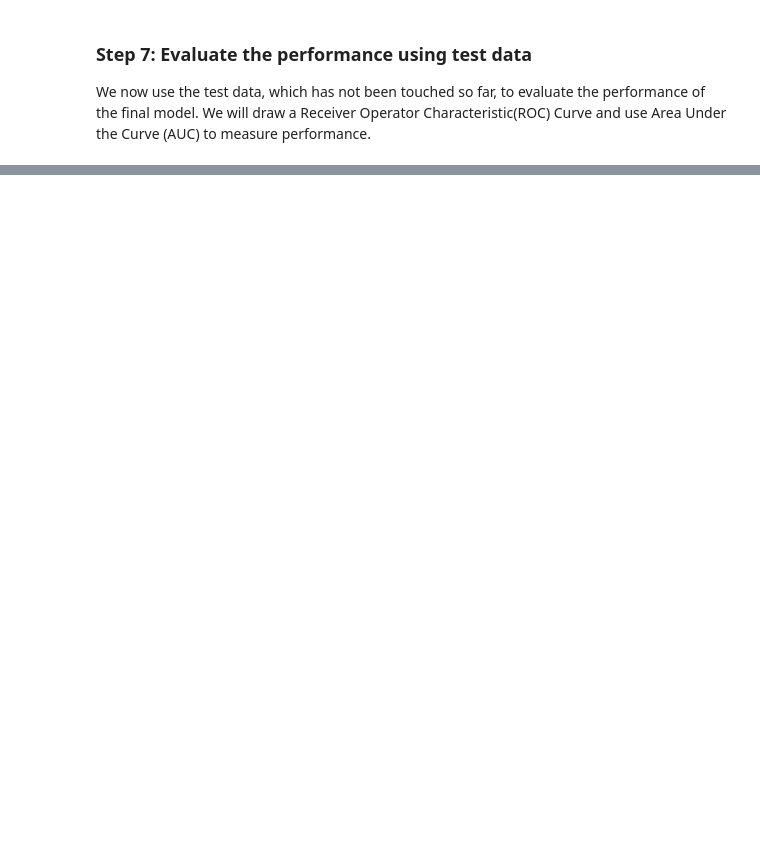
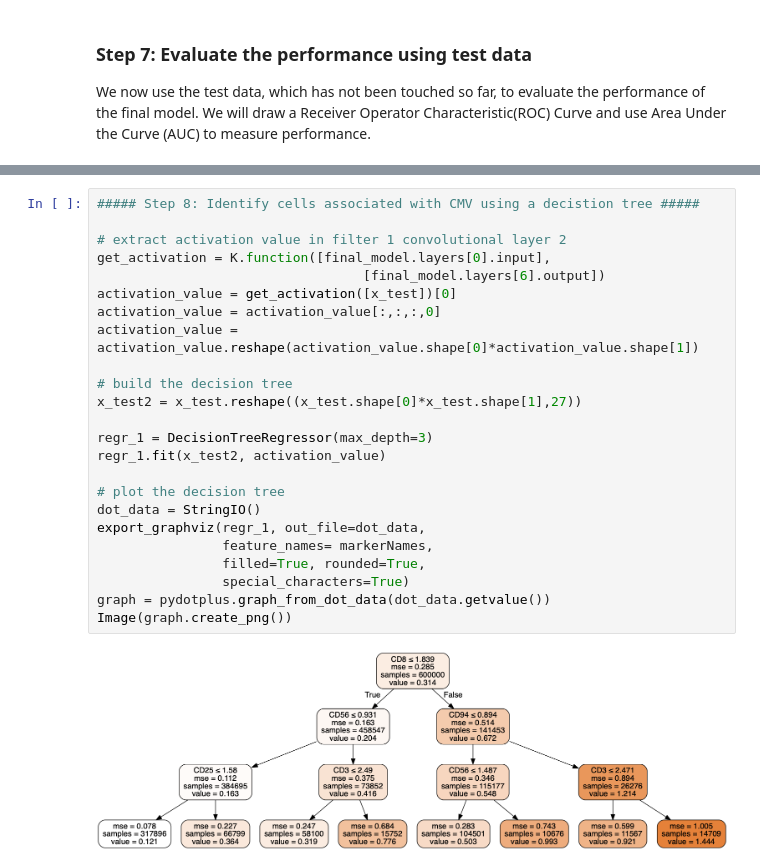
Before and after one commit to hzc363/DeepLearningCyTOF, a Jupyter notebook: DeepLearning_CyTOF.ipynb, the cells around one changed output, grey strips where cells are left out. Saved outputs shown, nothing was run; the diff lists cells and outputs as text; blank space fills up the shorter version.

```diff
--- a/DeepLearning_CyTOF.ipynb
+++ b/DeepLearning_CyTOF.ipynb
@@ -207,0 +247,26 @@ sns.boxplot(y = "Probability", x = "CMV",data=pred);
+# %%
+##### Step 8: Identify cells associated with CMV using a decistion tree #####
+
+# extract activation value in filter 1 convolutional layer 2
+get_activation = K.function([final_model.layers[0].input],
+                                  [final_model.layers[6].output])
+activation_value = get_activation([x_test])[0]
+activation_value = activation_value[:,:,:,0]
+activation_value = activation_value.reshape(activation_value.shape[0]*activation_value.shape[1])
+
+# build the decision tree
+x_test2 = x_test.reshape((x_test.shape[0]*x_test.shape[1],27))
+
+regr_1 = DecisionTreeRegressor(max_depth=3)
+regr_1.fit(x_test2, activation_value)
+
+# plot the decision tree
+dot_data = StringIO()
+export_graphviz(regr_1, out_file=dot_data,
+                feature_names= markerNames,
+                filled=True, rounded=True,
+                special_characters=True)
+graph = pydotplus.graph_from_dot_data(dot_data.getvalue())
+Image(graph.create_png())
+# %% [output]
+[figure, added]
```
Also changed, not shown: parts of 17 cells of this notebook, 1 other file.
